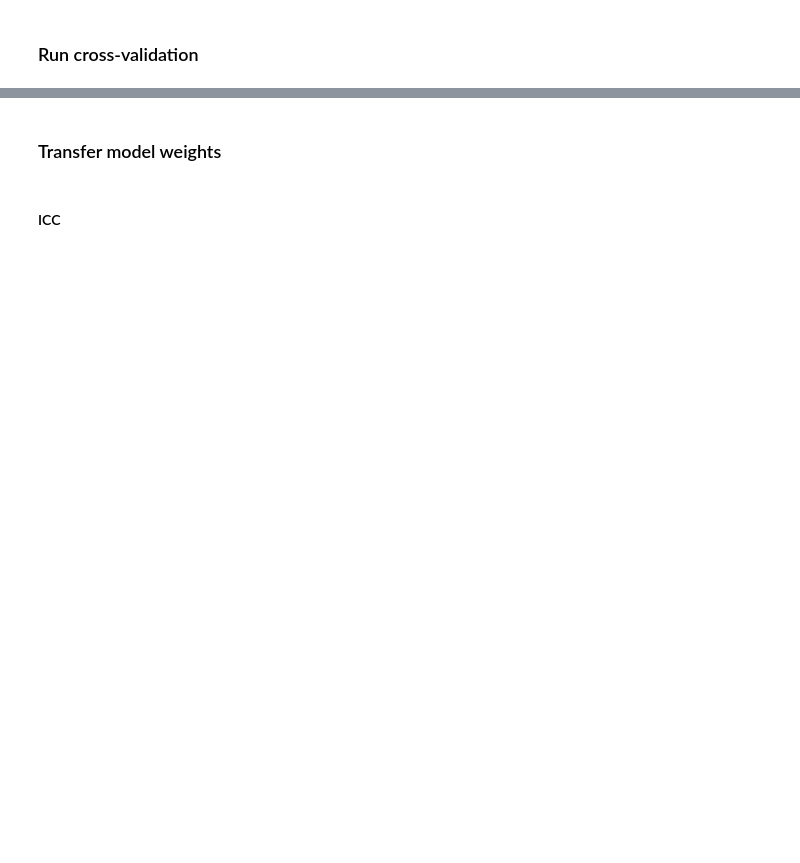
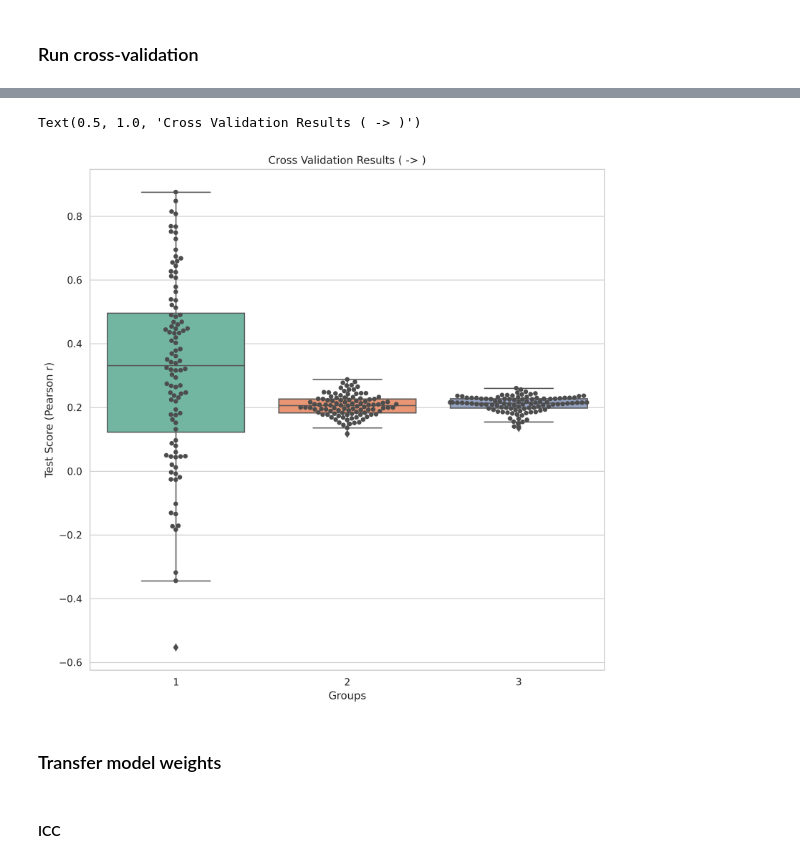
Before and after one commit to Brian-Pho/MSc_Research-Project, a Jupyter notebook: src/Models/Cross Prediction/Diagnosis.ipynb, the cells around one changed output, grey strips where cells are left out. Cells and saved outputs as stored; diff of their text form; code cells hidden in the pictures; blank space fills up the shorter version.

```diff
--- a/src/Models/Cross Prediction/Diagnosis.ipynb
+++ b/src/Models/Cross Prediction/Diagnosis.ipynb
@@ -149,6 +141,17 @@ adhd_one_coefs = coefs.copy()
 adhd_two_coefs = coefs.copy()
 # %%
 healthy_coefs = coefs.copy()
+# %%
+results = pd.DataFrame({'1': test_scores, '2': out_group_one, '3': out_group_two})
+
+ax = sns.boxplot(data=results, palette="Set2")
+ax = sns.swarmplot(data=results, color="0.3")
+ax.set_ylabel('Test Score (Pearson r)')
+ax.set_xlabel('Groups')
+ax.set_title('Cross Validation Results ( -> )')
+# %% [output]
+Text(0.5, 1.0, 'Cross Validation Results ( -> )')
+[figure, added]
 # %% [markdown]
 ### Transfer model weights
 # %% [markdown]
```
Also changed, not shown: parts of 9 cells of this notebook, 6 other files.
